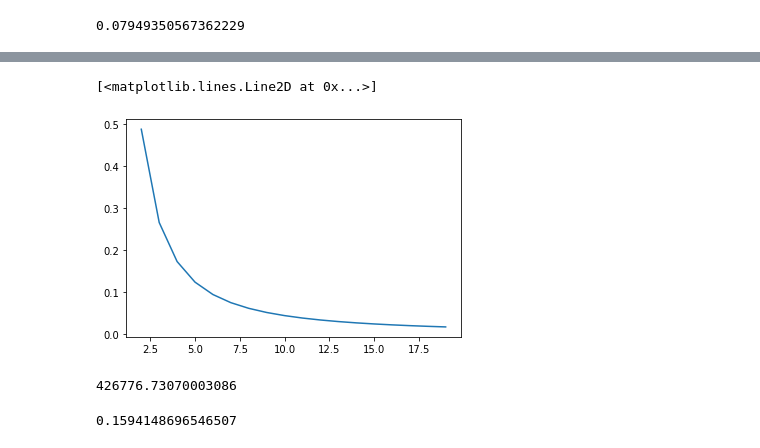
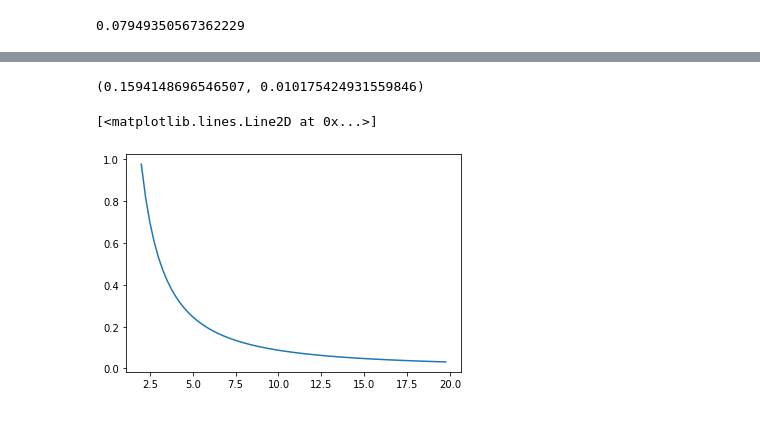
Before and after one commit to pakuula/StackOverflow, a Jupyter notebook: java/1277317/Model_7x7.ipynb, the cells around one changed output, grey strips where cells are left out. Cells and saved outputs as stored; diff of their text form; code cells hidden in the pictures.

```diff
--- a/java/1277317/Model_7x7.ipynb
+++ b/java/1277317/Model_7x7.ipynb
@@ -120,14 +140,10 @@ d*len(sums), np.max(tuples)
+# %%
+max(tuples)/(n**n), max(tuples)/(n**n) - d
+# %% [output]
+(0.1594148696546507, 0.010175424931559846)
 # %%
-ints = np.arange(2,20)
-plt.plot(ints, 1/(ints*np.sqrt(ints*np.pi/6)))
+ints = np.arange(2,20,0.25)
+plt.plot(ints, 2/(ints*np.sqrt(ints*np.pi/6)))
 # %% [output]
 [<matplotlib.lines.Line2D at 0x...>]
-[figure, old version]
+[figure, new version]
-# %%
-1/(10*np.sqrt(10*np.pi/6))*(5**10)
-# %% [output]
-426776.73070003086
-# %%
-max(tuples)/(7**7)
-# %% [output]
-0.1594148696546507
```
Also changed, not shown: parts of 3 cells of this notebook, 1 other file.
